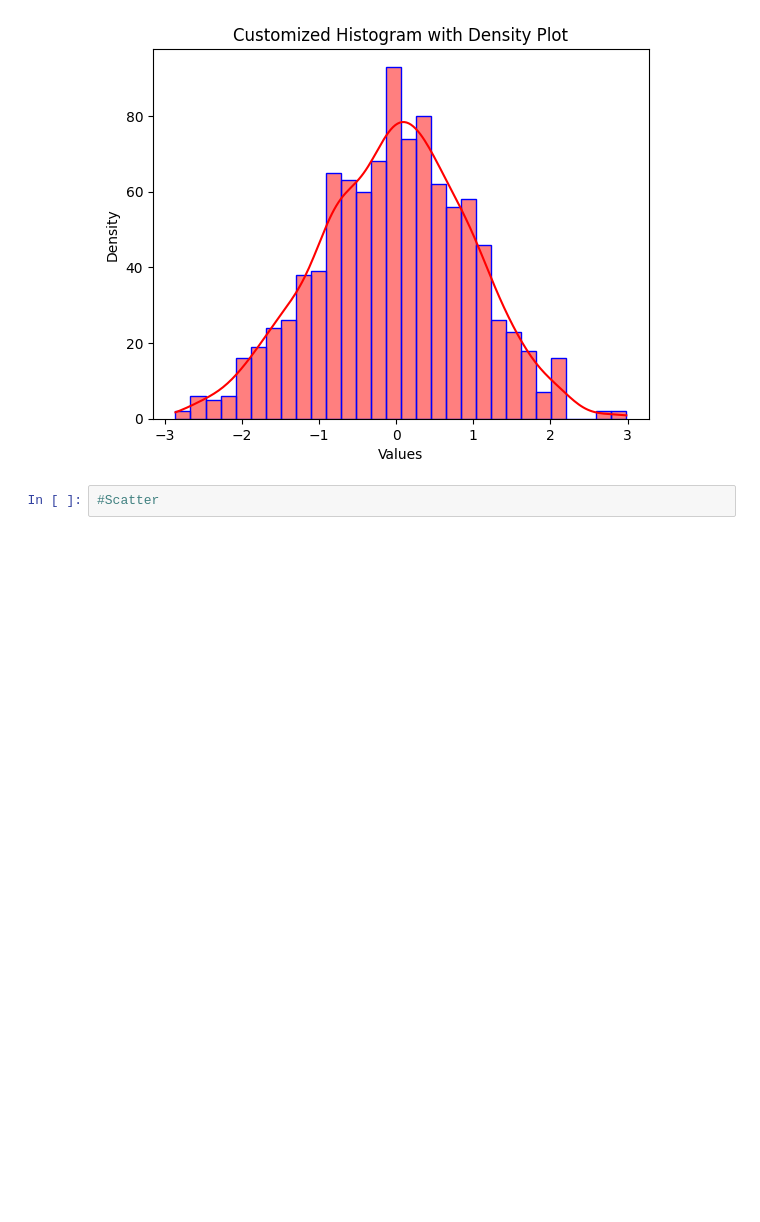
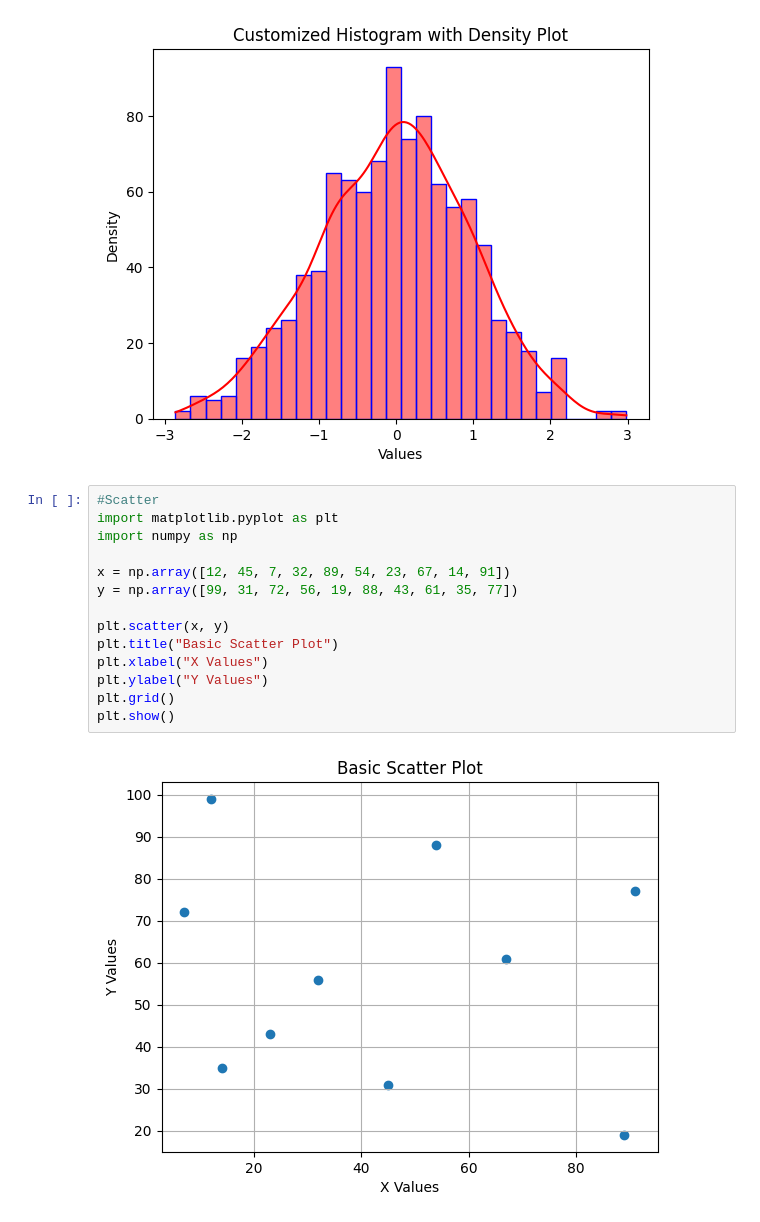
Before and after one commit to Sonu-kumar-08/YBI-INTERNSHIP, a Jupyter notebook: data_visualization.ipynb, the cells around one changed output. Drawn from its saved outputs; the diff is of its cells as text; blank space fills up the shorter version.

```diff
--- a/data_visualization.ipynb
+++ b/data_visualization.ipynb
@@ -226,5 +226,19 @@ plt.title('Customized Histogram with Density Plot')
 plt.show()
 # %% [output]
 [figure]
-# %%
-#Scatter
+# %%
+#Scatter
+import matplotlib.pyplot as plt
+import numpy as np
+
+x = np.array([12, 45, 7, 32, 89, 54, 23, 67, 14, 91])
+y = np.array([99, 31, 72, 56, 19, 88, 43, 61, 35, 77])
+
+plt.scatter(x, y)
+plt.title("Basic Scatter Plot")
+plt.xlabel("X Values")
+plt.ylabel("Y Values")
+plt.grid()
+plt.show()
+# %% [output]
+[figure, added]
```
Also changed, not shown: parts of 2 cells of this notebook.
